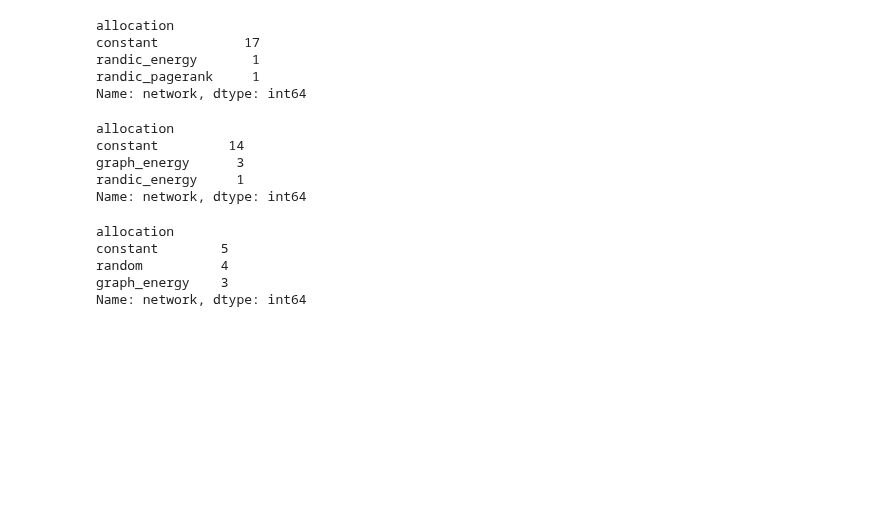
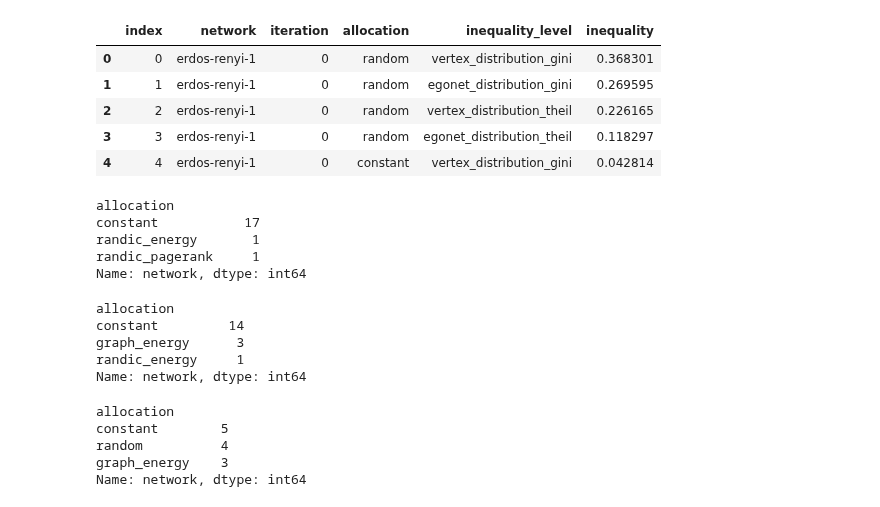
Before and after one commit to megaduks/entropy-complex-networks, a Jupyter notebook: networkentropy/experiments/energy-gradient-allocation.ipynb, the cells around one changed output. Cells and saved outputs as stored; diff of their text form; code cells hidden in the pictures; blank space fills up the shorter version.

```diff
--- a/networkentropy/experiments/energy-gradient-allocation.ipynb
+++ b/networkentropy/experiments/energy-gradient-allocation.ipynb
@@ -313,6 +307,15 @@ def group_and_calculate_avg_roc_and_variance(df):
 def get_min_statistic_method(df, statistic, dist):
     idx = df.query("inequality_level == @dist").groupby('network')[statistic].idxmin()
     return df.loc[idx, statistic].to_frame()
+# %%
+synthetic_df.head()
+# %% [output]
+|  | index | network | iteration | allocation | inequality_level | inequality |
+| 0 | 0 | erdos-renyi-1 | 0 | random | vertex_distribution_gini | 0.368301 |
+| 1 | 1 | erdos-renyi-1 | 0 | random | egonet_distribution_gini | 0.269595 |
+| 2 | 2 | erdos-renyi-1 | 0 | random | vertex_distribution_theil | 0.226165 |
+| 3 | 3 | erdos-renyi-1 | 0 | random | egonet_distribution_theil | 0.118297 |
+| 4 | 4 | erdos-renyi-1 | 0 | constant | vertex_distribution_gini | 0.042814 |
 # %%
 synthetic_df = pd.concat(synthetic_dfs).reset_index()
 # %%
```
Also changed, not shown: parts of 13 cells of this notebook, 7 other files.
